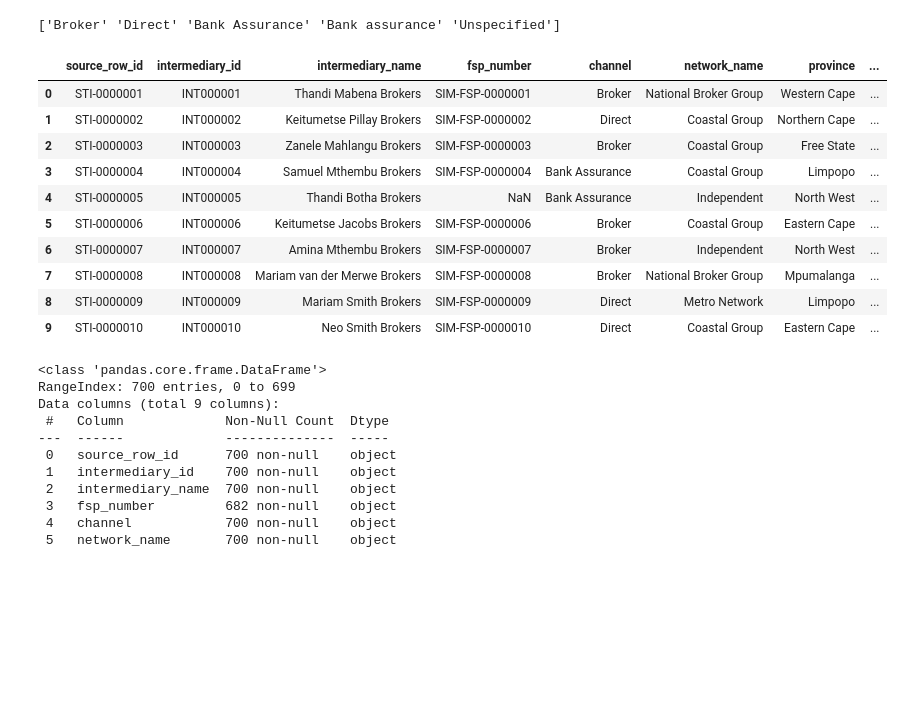
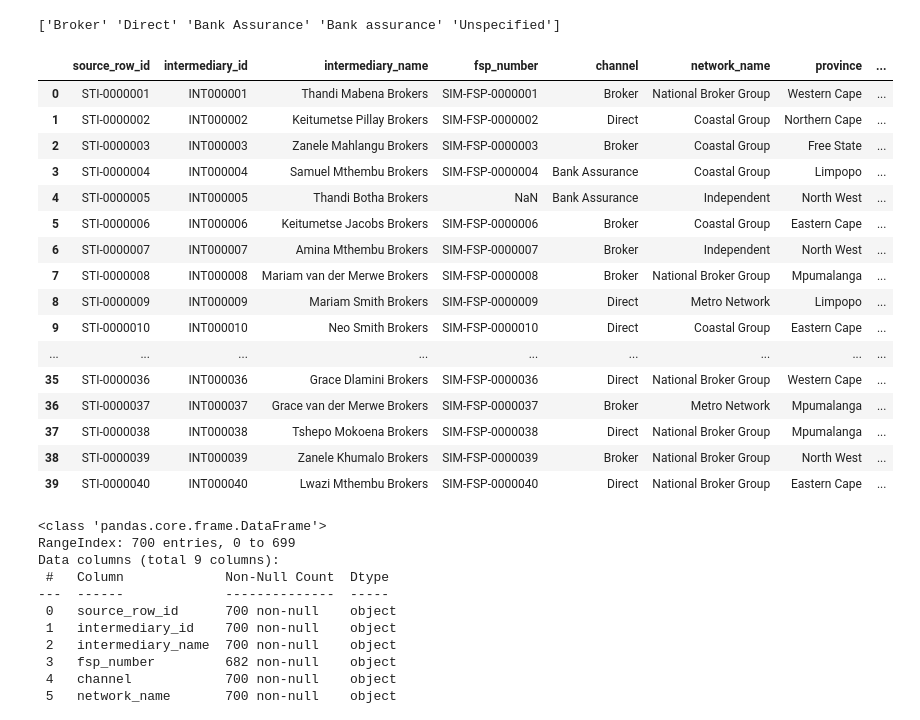
Before and after one commit to SumiK2001/https---github.com-SumiK2001-Santam-Final-Project, a Jupyter notebook: Untitled46.ipynb, the cells around one changed output. Saved outputs shown, nothing was run; the diff lists cells and outputs as text; code cells hidden in the pictures; blank space fills up the shorter version.

```diff
--- a/Untitled46.ipynb
+++ b/Untitled46.ipynb
@@ -426,19 +426,25 @@ int['termination_date'] = (
     .apply(parse_date)
 )
 # %%
-int.head(10)
+int.head(40)
 # %% [output]
 |  | source_row_id | intermediary_id | intermediary_name | fsp_number | channel | network_name | province | ... |
 | 0 | STI-0000001 | INT000001 | Thandi Mabena Brokers | SIM-FSP-0000001 | Broker | National Broker Group | Western Cape | ... |
 | 1 | STI-0000002 | INT000002 | Keitumetse Pillay Brokers | SIM-FSP-0000002 | Direct | Coastal Group | Northern Cape | ... |
 | 2 | STI-0000003 | INT000003 | Zanele Mahlangu Brokers | SIM-FSP-0000003 | Broker | Coastal Group | Free State | ... |
 | 3 | STI-0000004 | INT000004 | Samuel Mthembu Brokers | SIM-FSP-0000004 | Bank Assurance | Coastal Group | Limpopo | ... |
 | 4 | STI-0000005 | INT000005 | Thandi Botha Brokers | NaN | Bank Assurance | Independent | North West | ... |
 | 5 | STI-0000006 | INT000006 | Keitumetse Jacobs Brokers | SIM-FSP-0000006 | Broker | Coastal Group | Eastern Cape | ... |
 | 6 | STI-0000007 | INT000007 | Amina Mthembu Brokers | SIM-FSP-0000007 | Broker | Independent | North West | ... |
 | 7 | STI-0000008 | INT000008 | Mariam van der Merwe Brokers | SIM-FSP-0000008 | Broker | National Broker Group | Mpumalanga | ... |
 | 8 | STI-0000009 | INT000009 | Mariam Smith Brokers | SIM-FSP-0000009 | Direct | Metro Network | Limpopo | ... |
 | 9 | STI-0000010 | INT000010 | Neo Smith Brokers | SIM-FSP-0000010 | Direct | Coastal Group | Eastern Cape | ... |
+| ... | ... | ... | ... | ... | ... | ... | ... | ... |
+| 35 | STI-0000036 | INT000036 | Grace Dlamini Brokers | SIM-FSP-0000036 | Direct | National Broker Group | Western Cape | ... |
+| 36 | STI-0000037 | INT000037 | Grace van der Merwe Brokers | SIM-FSP-0000037 | Broker | Metro Network | Mpumalanga | ... |
+| 37 | STI-0000038 | INT000038 | Tshepo Mokoena Brokers | SIM-FSP-0000038 | Direct | National Broker Group | Mpumalanga | ... |
+| 38 | STI-0000039 | INT000039 | Zanele Khumalo Brokers | SIM-FSP-0000039 | Broker | National Broker Group | North West | ... |
+| 39 | STI-0000040 | INT000040 | Lwazi Mthembu Brokers | SIM-FSP-0000040 | Direct | National Broker Group | Eastern Cape | ... |
 # %%
 int.info()
 # %% [output]
```
